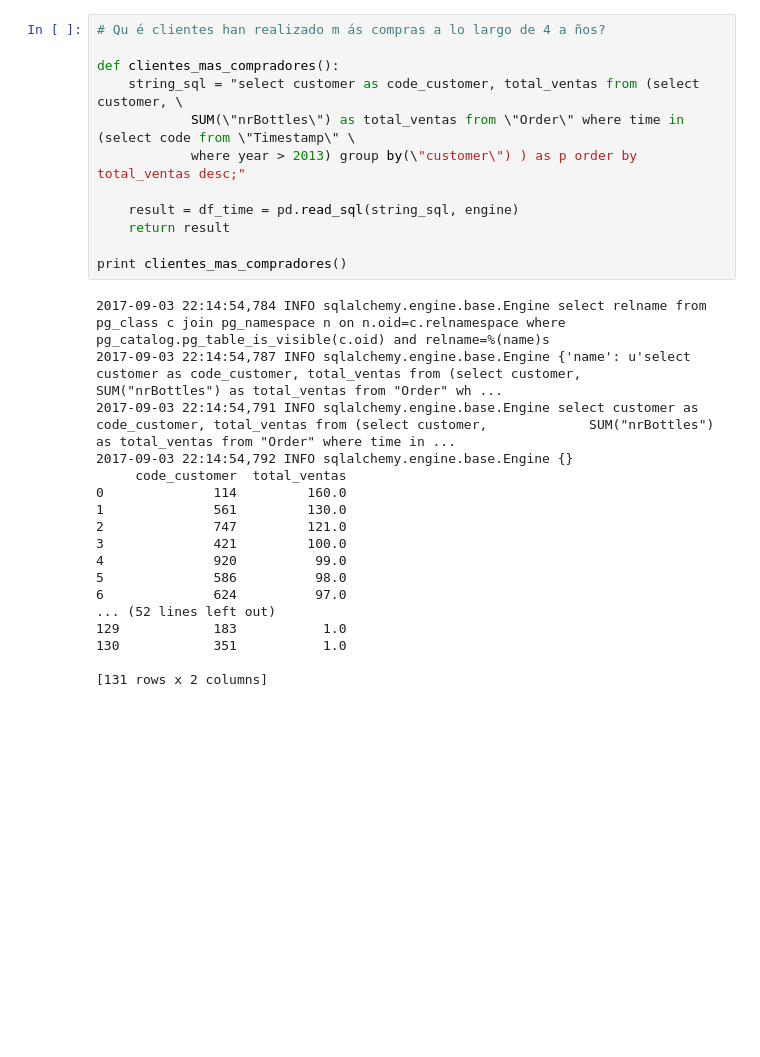
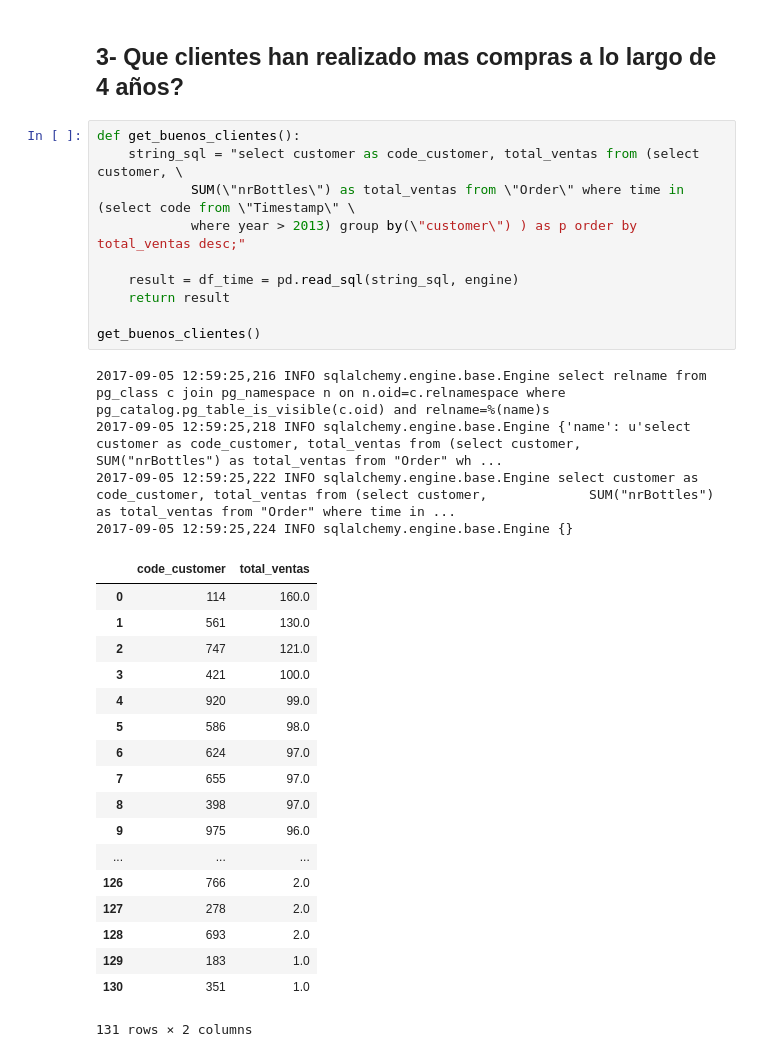
Before and after one commit to nicocarp/DSS, a Jupyter notebook: tp3/TP3-Ejercicio_1_insert_ok.ipynb, the cells around one changed output. Drawn from its saved outputs; the diff is of its cells as text; blank space fills up the shorter version.

```diff
--- a/tp3/TP3-Ejercicio_1_insert_ok.ipynb
+++ b/tp3/TP3-Ejercicio_1_insert_ok.ipynb
@@ -234,31 +219,36 @@ print "Cantidad maxima %d En los anios %s "%(max_vendido, anios)
 Cantidad maxima 71 En los anios [1998]
+# %% [markdown]
+## 3-  Que clientes han realizado mas compras a lo largo de 4 años?
 # %%
-# Qu ́e clientes han realizado m ́as compras a lo largo de 4 a ̃nos?
-
-def clientes_mas_compradores():
+def get_buenos_clientes():
     string_sql = "select customer as code_customer, total_ventas from (select customer, \
             SUM(\"nrBottles\") as total_ventas from \"Order\" where time in (select code from \"Timestamp\" \
             where year > 2013) group by(\"customer\") ) as p order by total_ventas desc;"
 
     result = df_time = pd.read_sql(string_sql, engine)
     return result
 
-print clientes_mas_compradores()
+get_buenos_clientes()
 # %% [output]
-2017-09-03 22:14:54,784 INFO sqlalchemy.engine.base.Engine select relname from pg_class c join pg_namespace n on n.oid=c.relnamespace where pg_catalog.pg_table_is_visible(c.oid) and relname=%(name)s
-2017-09-03 22:14:54,787 INFO sqlalchemy.engine.base.Engine {'name': u'select customer as code_customer, total_ventas from (select customer,             SUM("nrBottles") as total_ventas from "Order" wh ...
-2017-09-03 22:14:54,791 INFO sqlalchemy.engine.base.Engine select customer as code_customer, total_ventas from (select customer,             SUM("nrBottles") as total_ventas from "Order" where time in ...
-2017-09-03 22:14:54,792 INFO sqlalchemy.engine.base.Engine {}
-     code_customer  total_ventas
-0              114         160.0
-1              561         130.0
-2              747         121.0
-3              421         100.0
-4              920          99.0
-5              586          98.0
-6              624          97.0
-... (52 lines left out)
-129            183           1.0
-130            351           1.0
-
-[131 rows x 2 columns]
+2017-09-05 12:59:25,216 INFO sqlalchemy.engine.base.Engine select relname from pg_class c join pg_namespace n on n.oid=c.relnamespace where pg_catalog.pg_table_is_visible(c.oid) and relname=%(name)s
+2017-09-05 12:59:25,218 INFO sqlalchemy.engine.base.Engine {'name': u'select customer as code_customer, total_ventas from (select customer,             SUM("nrBottles") as total_ventas from "Order" wh ...
+2017-09-05 12:59:25,222 INFO sqlalchemy.engine.base.Engine select customer as code_customer, total_ventas from (select customer,             SUM("nrBottles") as total_ventas from "Order" where time in ...
+2017-09-05 12:59:25,224 INFO sqlalchemy.engine.base.Engine {}
+|  | code_customer | total_ventas |
+| 0 | 114 | 160.0 |
+| 1 | 561 | 130.0 |
+| 2 | 747 | 121.0 |
+| 3 | 421 | 100.0 |
+| 4 | 920 | 99.0 |
+| 5 | 586 | 98.0 |
+| 6 | 624 | 97.0 |
+| 7 | 655 | 97.0 |
+| 8 | 398 | 97.0 |
+| 9 | 975 | 96.0 |
+| ... | ... | ... |
+| 126 | 766 | 2.0 |
+| 127 | 278 | 2.0 |
+| 128 | 693 | 2.0 |
+| 129 | 183 | 1.0 |
+| 130 | 351 | 1.0 |
+131 rows × 2 columns
```
Also changed, not shown: parts of 20 cells of this notebook, 2 other files.
